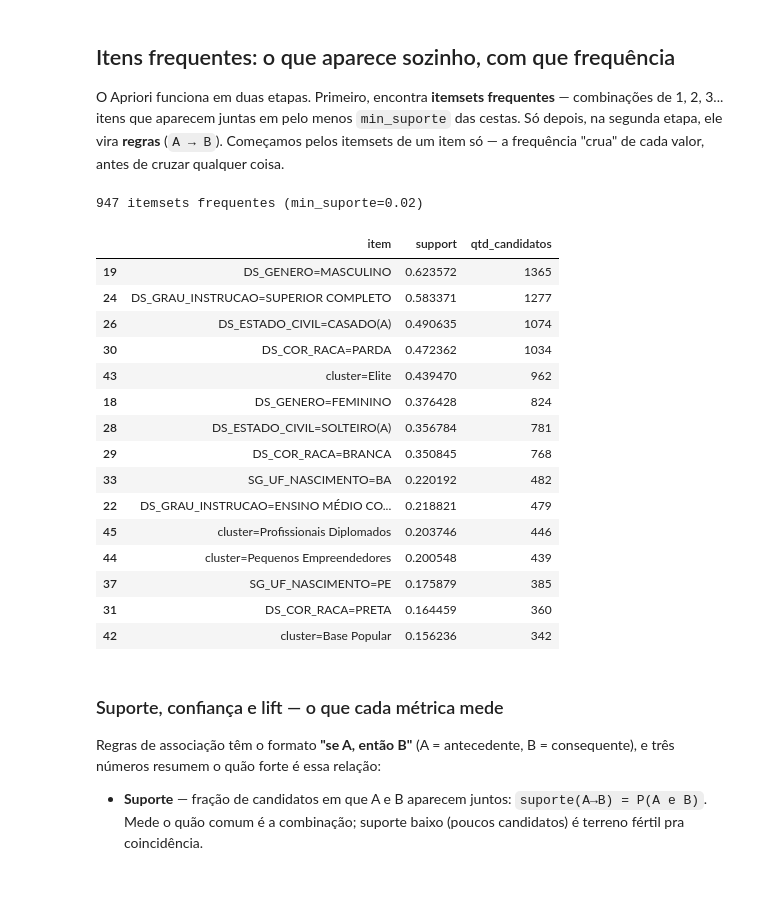
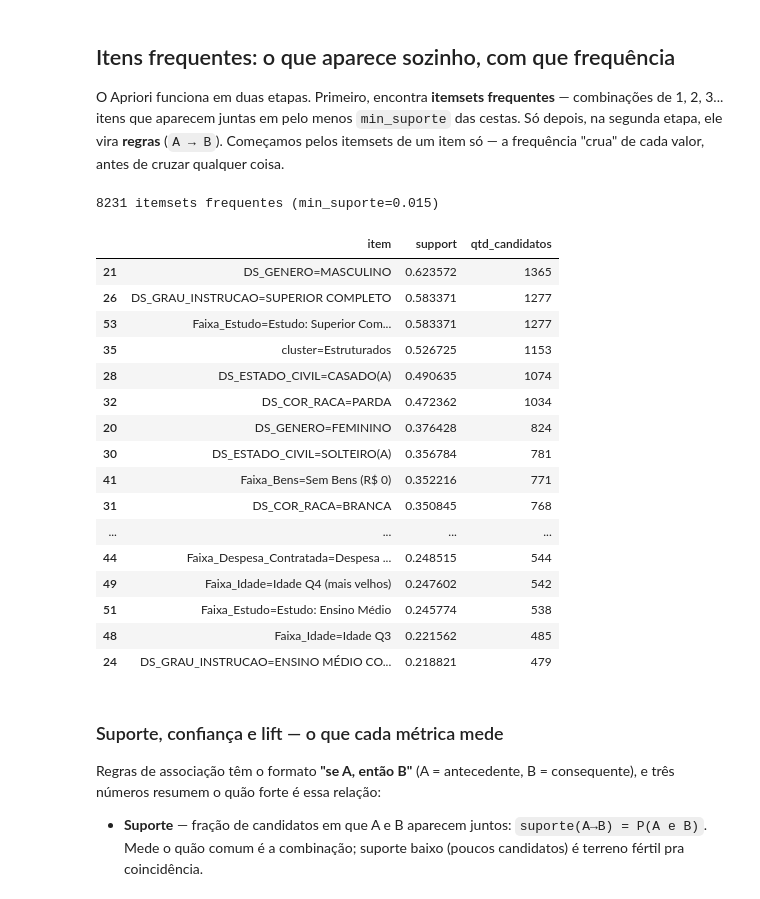
Before and after one commit to TiagoGandra/ml-senac-grupo4, a Jupyter notebook: 03_regras_associacao.ipynb, the cells around one changed output. Cells and saved outputs as stored; diff of their text form; code cells hidden in the pictures.

```diff
--- a/03_regras_associacao.ipynb
+++ b/03_regras_associacao.ipynb
@@ -78,13 +65,0 @@ df['ANOS_ESTUDO'] = df['DS_GRAU_INSTRUCAO'].map(ANOS_ESTUDO_POR_GRAU)
-# %%
-colunas_driver = ['IDADE', 'ANOS_ESTUDO', 'Total_Bens_Log']
-
-Q1, Q3 = df['Total_Bens_Log'].quantile([0.25, 0.75])
-IQR = Q3 - Q1
-limite_superior = Q3 + 1.5 * IQR
-
-df_cluster = df[(df['Total_Bens_Log'] <= limite_superior) & (df['ANOS_ESTUDO'].notna())].copy()
-print(f"Base para clusterização/regras: {df_cluster.shape[0]} candidatos "
-      f"(descartados {df.shape[0] - df_cluster.shape[0]} por patrimônio extremo ou escolaridade não divulgada)")
-
-scaler = MinMaxScaler()
-X = scaler.fit_transform(df_cluster[colunas_driver])
@@ -162,11 +197,22 @@ Variáveis escolhidas:
 # %%
-colunas_apriori = ['SG_PARTIDO', 'DS_GENERO', 'DS_GRAU_INSTRUCAO', 'DS_ESTADO_CIVIL',
-                   'DS_COR_RACA', 'SG_UF_NASCIMENTO', 'cluster', 'DS_OCUPACAO']
+colunas_apriori = [
+    'SG_PARTIDO',
+    'DS_GENERO',
+    'DS_GRAU_INSTRUCAO',
+    'DS_ESTADO_CIVIL',
+    'DS_COR_RACA',
+    'cluster',
+    'Faixa_Bens',
+    'Faixa_Despesa_Contratada',
+    'Faixa_Idade',       # quartis de idade
+    'Faixa_Estudo',      # quartis de anos de estudo
+    'DS_OCUPACAO'
+]
 
 if UF is None:
     colunas_apriori.append('SG_UF')
 
-# a eleição de 2026 ainda não ocorreu -> DS_SIT_TOT_TURNO vem toda com o mesmo valor por enquanto
+# Se o resultado da eleição estiver disponível
 usar_resultado_eleicao = df_cluster['DS_SIT_TOT_TURNO'].nunique() > 1
 if usar_resultado_eleicao:
     colunas_apriori.append('DS_SIT_TOT_TURNO')
@@ -175,6 +221,6 @@ cesta_base = df_cluster[['SQ_CANDIDATO'] + colunas_apriori].copy()
 cesta = pd.get_dummies(cesta_base, columns=colunas_apriori, prefix_sep='=')
 cesta = cesta.set_index('SQ_CANDIDATO')
 
-print(f"{cesta.shape[0]} candidatos (cestas) x {cesta.shape[1]} itens possíveis (um por valor de cada variável)")
+print(f'{cesta.shape[0]} candidatos (cestas) x {cesta.shape[1]} itens possíveis (um por valor de cada variável)')
 cesta_base.head()
 # %% [output]
@@ -190,33 +236,35 @@ cesta_base.head()
 
 O Apriori funciona em duas etapas. Primeiro, encontra **itemsets frequentes** — combinações de 1, 2, 3... itens que aparecem juntas em pelo menos `min_suporte` das cestas. Só depois, na segunda etapa, ele vira **regras** (`A → B`). Começamos pelos itemsets de um item só — a frequência "crua" de cada valor, antes de cruzar qualquer coisa.
 # %%
-min_suporte = 0.02  # ~4 candidatos; ajuste se quiser regras mais raras (menor) ou mais comuns (maior)
+# Suporte mínimo calibrado para 1.5% (~33 candidatos), permitindo capturar ocupações relevantes
+min_suporte = 0.015
 
 itens_frequentes = apriori(cesta, min_support=min_suporte, use_colnames=True)
-print(f"{len(itens_frequentes)} itemsets frequentes (min_suporte={min_suporte})")
+print(f'{len(itens_frequentes)} itemsets frequentes (min_suporte={min_suporte})')
 
 individuais = itens_frequentes[itens_frequentes['itemsets'].apply(lambda x: len(x) == 1)].copy()
 individuais['item'] = individuais['itemsets'].apply(lambda x: next(iter(x)))
 individuais['qtd_candidatos'] = (individuais['support'] * len(cesta)).round().astype(int)
-individuais.sort_values('support', ascending=False)[['item', 'support', 'qtd_candidatos']].head(15)
+display(individuais.sort_values('support', ascending=False)[['item', 'support', 'qtd_candidatos']].head(20))
 # %% [output]
-947 itemsets frequentes (min_suporte=0.02)
+8231 itemsets frequentes (min_suporte=0.015)
 |  | item | support | qtd_candidatos |
-| 19 | DS_GENERO=MASCULINO | 0.623572 | 1365 |
-| 24 | DS_GRAU_INSTRUCAO=SUPERIOR COMPLETO | 0.583371 | 1277 |
-| 26 | DS_ESTADO_CIVIL=CASADO(A) | 0.490635 | 1074 |
-| 30 | DS_COR_RACA=PARDA | 0.472362 | 1034 |
-| 43 | cluster=Elite | 0.439470 | 962 |
-| 18 | DS_GENERO=FEMININO | 0.376428 | 824 |
-| 28 | DS_ESTADO_CIVIL=SOLTEIRO(A) | 0.356784 | 781 |
-| 29 | DS_COR_RACA=BRANCA | 0.350845 | 768 |
-| 33 | SG_UF_NASCIMENTO=BA | 0.220192 | 482 |
-| 22 | DS_GRAU_INSTRUCAO=ENSINO MÉDIO CO... | 0.218821 | 479 |
-| 45 | cluster=Profissionais Diplomados | 0.203746 | 446 |
-| 44 | cluster=Pequenos Empreendedores | 0.200548 | 439 |
-| 37 | SG_UF_NASCIMENTO=PE | 0.175879 | 385 |
-| 31 | DS_COR_RACA=PRETA | 0.164459 | 360 |
-| 42 | cluster=Base Popular | 0.156236 | 342 |
+| 21 | DS_GENERO=MASCULINO | 0.623572 | 1365 |
+| 26 | DS_GRAU_INSTRUCAO=SUPERIOR COMPLETO | 0.583371 | 1277 |
+| 53 | Faixa_Estudo=Estudo: Superior Com... | 0.583371 | 1277 |
+| 35 | cluster=Estruturados | 0.526725 | 1153 |
+| 28 | DS_ESTADO_CIVIL=CASADO(A) | 0.490635 | 1074 |
+| 32 | DS_COR_RACA=PARDA | 0.472362 | 1034 |
+| 20 | DS_GENERO=FEMININO | 0.376428 | 824 |
+| 30 | DS_ESTADO_CIVIL=SOLTEIRO(A) | 0.356784 | 781 |
+| 41 | Faixa_Bens=Sem Bens (R$ 0) | 0.352216 | 771 |
+| 31 | DS_COR_RACA=BRANCA | 0.350845 | 768 |
+| ... | ... | ... | ... |
+| 44 | Faixa_Despesa_Contratada=Despesa ... | 0.248515 | 544 |
+| 49 | Faixa_Idade=Idade Q4 (mais velhos) | 0.247602 | 542 |
+| 51 | Faixa_Estudo=Estudo: Ensino Médio | 0.245774 | 538 |
+| 48 | Faixa_Idade=Idade Q3 | 0.221562 | 485 |
+| 24 | DS_GRAU_INSTRUCAO=ENSINO MÉDIO CO... | 0.218821 | 479 |
 # %% [markdown]
 ### Suporte, confiança e lift — o que cada métrica mede
 
```
Also changed, not shown: parts of 26 cells of this notebook, 5 other files.
